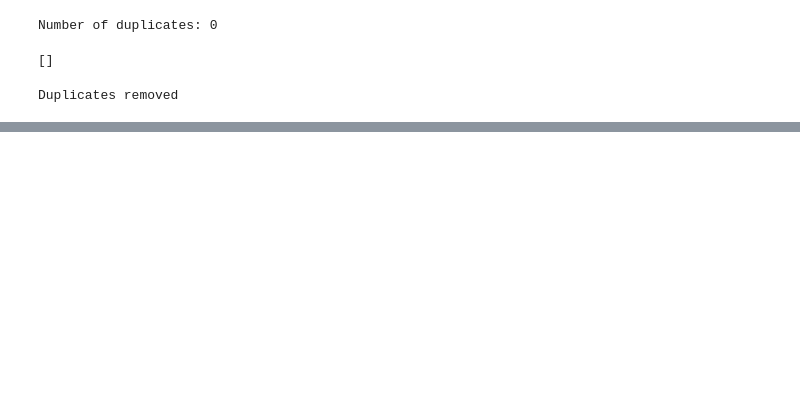
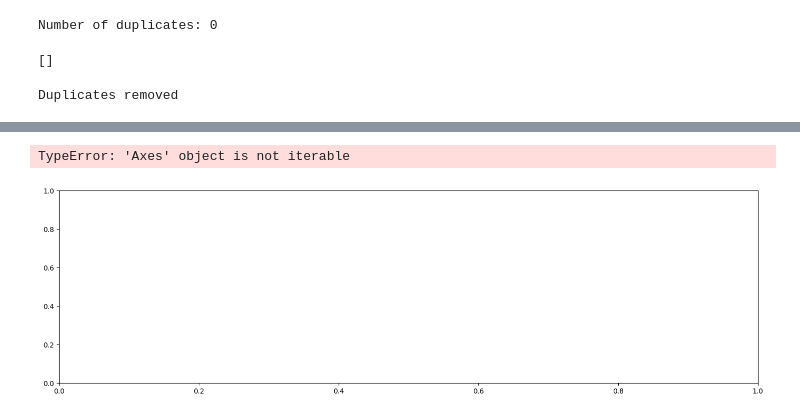
Before and after one commit to Seifkassab20/Video-Classification-, a Jupyter notebook: Vid_Class.ipynb, the cells around one changed output, grey strips where cells are left out. Cells and saved outputs as stored; diff of their text form; code cells hidden in the pictures; blank space fills up the shorter version.

```diff
--- a/Vid_Class.ipynb
+++ b/Vid_Class.ipynb
@@ -206,0 +448,41 @@ test_loader = DataLoader(test_dataset,batch_size=8)
+# %%
+import matplotlib.pyplot as plt
+import seaborn as sns
+from sklearn.metrics import confusion_matrix
+
+def plot_three_confusion_matrices(y_true_3d, y_pred_3d):
+
+    cm1 = confusion_matrix(y_true_3d, y_pred_3d)
+
+
+    fig, axes = plt.subplots(1, 3, figsize=(18,5))
+
+    titles = ["3D CNN"]
+
+    cms = [cm1]
+
+    for ax, cm, title in zip(axes, cms, titles):
+
+        sns.heatmap(
+            cm,
+            annot=True,
+            fmt="d",
+            cmap="magma",
+            ax=ax,
+            xticklabels=["Non-Shoplifter", "Shoplifter"],
+            yticklabels=["Non-Shoplifter", "Shoplifter"]
+        )
+
+        ax.set_title(title)
+        ax.set_xlabel("Predicted")
+        ax.set_ylabel("Actual")
+
+    plt.tight_layout()
+    plt.show()
+# %%
+y_true_3d, y_pred_3d = evaluate_model(model_3dcnn, test_loader)
+# %%
+plot_three_confusion_matrices(y_true_3d, y_pred_3d)
+# %% [output]
+TypeError: 'Axes' object is not iterable
+[figure, added]
```
Also changed, not shown: parts of 17 cells of this notebook, 1 other file.
